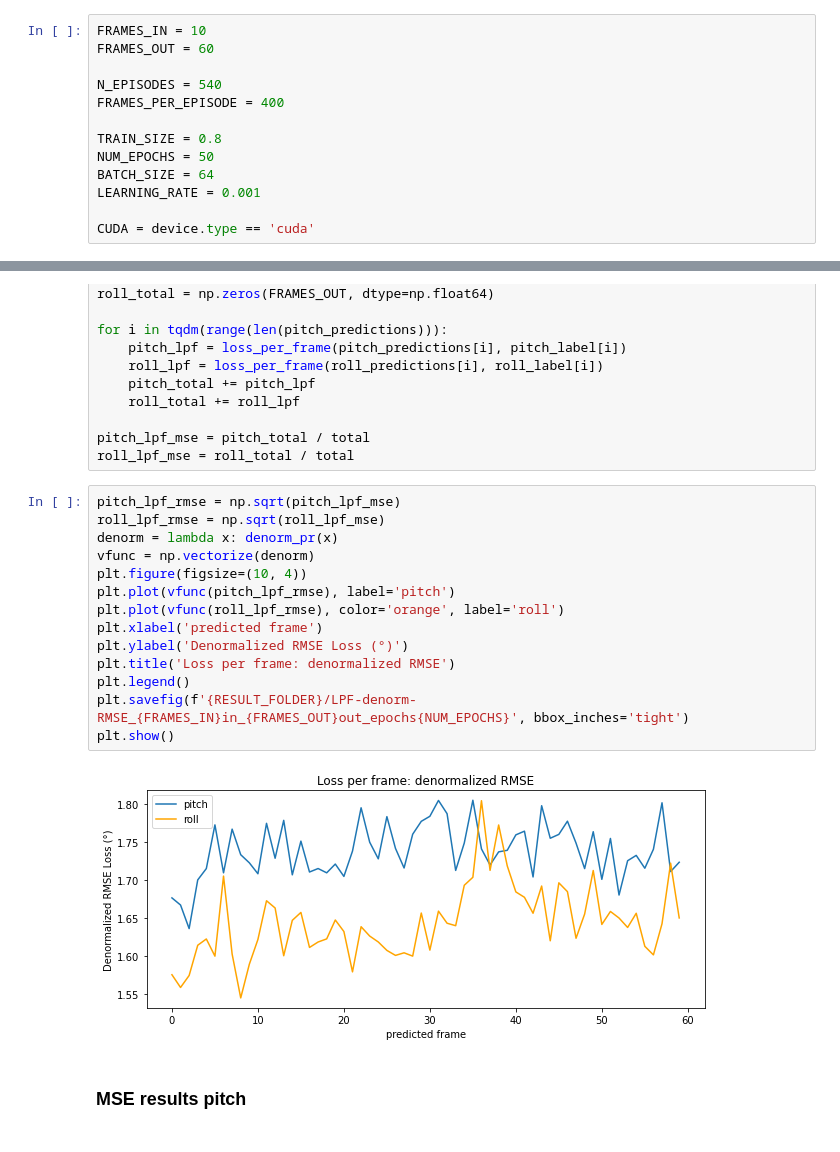
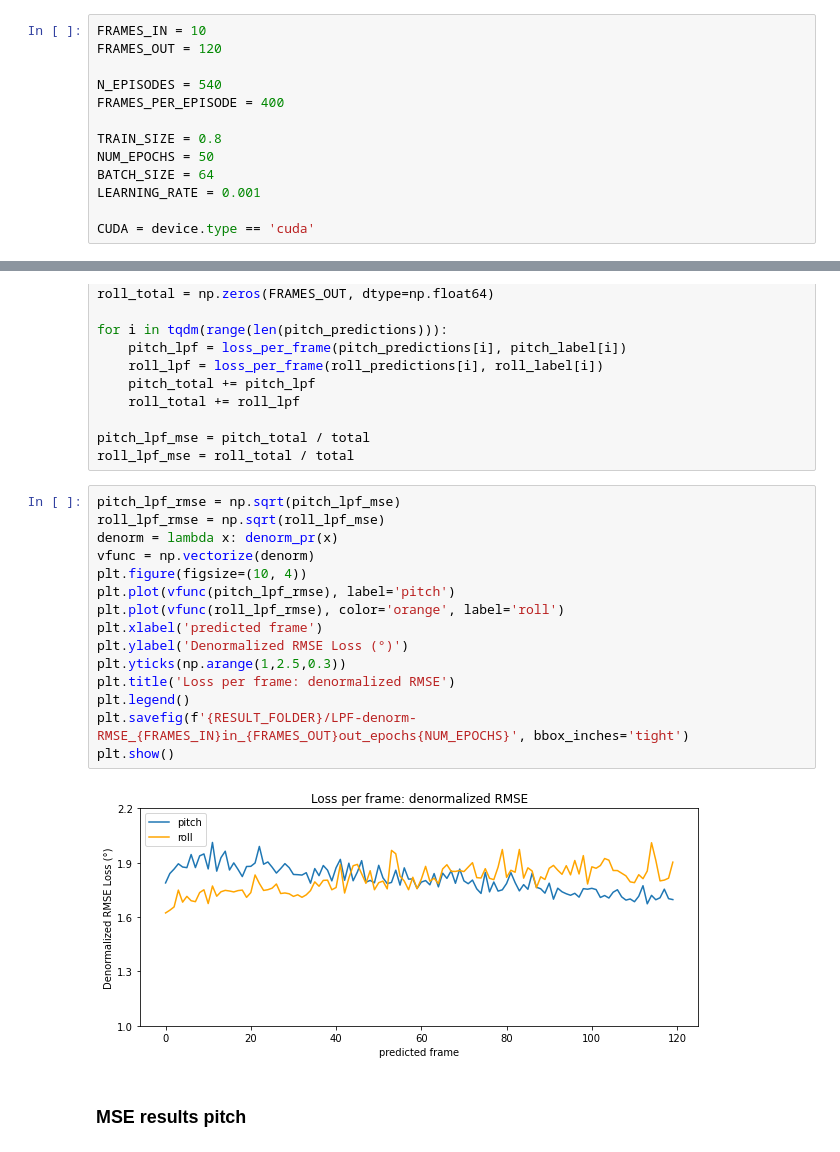
Before and after one commit to lancedw/3D-state-prediction-for-surface-vessels-using-IMU-data-and-images, a Jupyter notebook: code/notebooks/train_notebooks/cnn-lstm_img.ipynb, the cells around one changed output, grey strips where cells are left out. Drawn from its saved outputs; the diff is of its cells as text.

```diff
--- a/code/notebooks/train_notebooks/cnn-lstm_img.ipynb
+++ b/code/notebooks/train_notebooks/cnn-lstm_img.ipynb
@@ -67,7 +67,7 @@ if not os.path.exists(RESULT_FOLDER):
     os.mkdir(RESULT_FOLDER)
 # %%
 FRAMES_IN = 10
-FRAMES_OUT = 60
+FRAMES_OUT = 120
 
 N_EPISODES = 540
 FRAMES_PER_EPISODE = 400
@@ -841,19 +841,20 @@ roll_lpf_mse = roll_total / total
 # %%
 pitch_lpf_rmse = np.sqrt(pitch_lpf_mse)
 roll_lpf_rmse = np.sqrt(roll_lpf_mse)
 denorm = lambda x: denorm_pr(x)
 vfunc = np.vectorize(denorm)
 plt.figure(figsize=(10, 4))
 plt.plot(vfunc(pitch_lpf_rmse), label='pitch')
 plt.plot(vfunc(roll_lpf_rmse), color='orange', label='roll')
 plt.xlabel('predicted frame')
 plt.ylabel('Denormalized RMSE Loss (°)')
+plt.yticks(np.arange(1,2.5,0.3))
 plt.title('Loss per frame: denormalized RMSE')
 plt.legend()
 plt.savefig(f'{RESULT_FOLDER}/LPF-denorm-RMSE_{FRAMES_IN}in_{FRAMES_OUT}out_epochs{NUM_EPOCHS}', bbox_inches='tight')
 plt.show()
 # %% [output]
-[figure, old version]
+[figure, new version]
 # %% [markdown]
 ### MSE results pitch
 # %%
```
Also changed, not shown: parts of 23 cells of this notebook, 16 other files.
